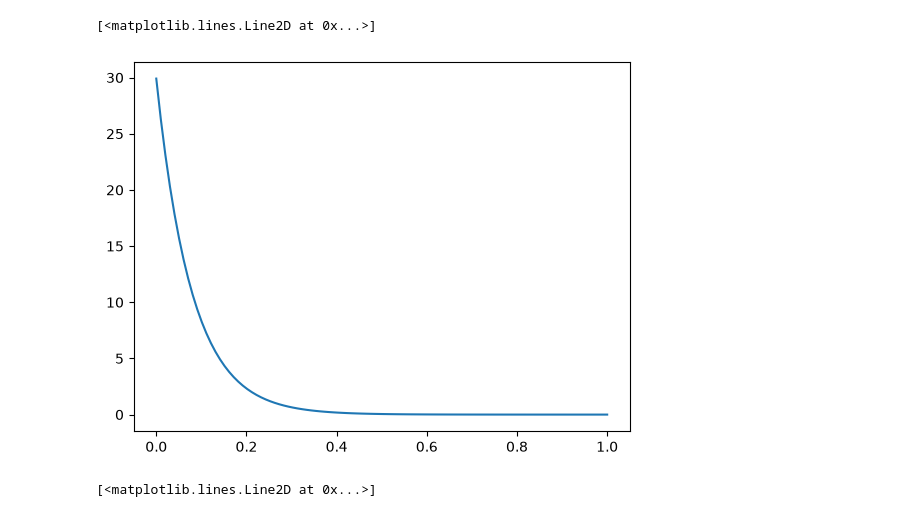
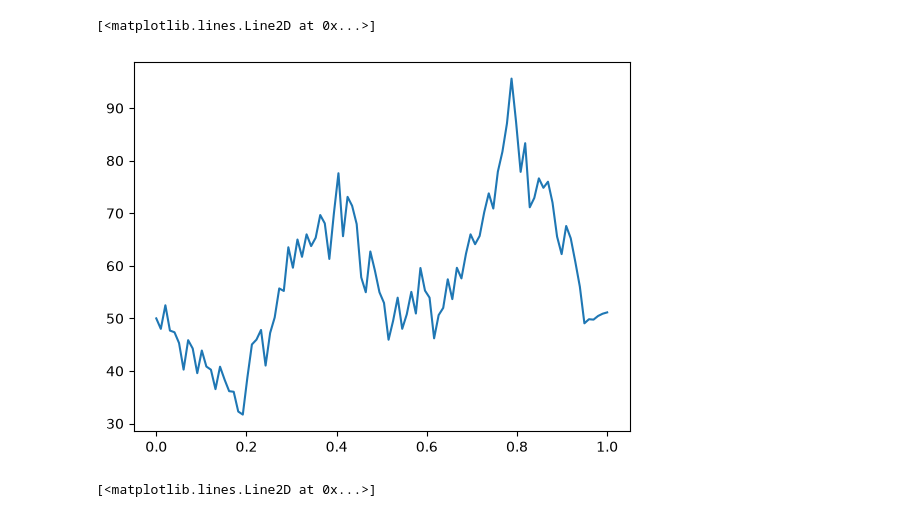
Before and after one commit to Richard-Ubege/python_for_finance, a Jupyter notebook: monte_carlo_options.ipynb, the cells around one changed output. Drawn from its saved outputs; the diff is of its cells as text; code cells hidden in the pictures.

Commit message:
Finally got the monte carlo thing to work, the issue was that epsilon value was being reused

```diff
--- a/monte_carlo_options.ipynb
+++ b/monte_carlo_options.ipynb
@@ -2,25 +2,27 @@
 import numpy as np
 import matplotlib.pyplot as plt
 def option(s_0, mu, sigma, epsilon, t):
-    s_delta_t = s_0 * (np.exp((mu - (sigma**2)/2)*t + (sigma * np.sqrt(t))*epsilon))
+    s_delta_t = s_0 * (np.exp((mu - ((sigma**2)/2))*t + (sigma * np.sqrt(t))*epsilon))
     return s_delta_t
 # %%
 s_0 = 50
 mu = 0.25
 t1 = 0.5
 t = np.linspace(0, 1, 100)
 sigma = 0.9
-epsilon = np.random.normal()
+#epsilon = np.random.normal()
 
+def generate_path():
+    #Aim
 x = t
-y = [option(s_0, mu, sigma, epsilon, t_i)]
+y = [option(s_0, mu, sigma, epsilon, 0)]
 for i in range(1, len(x)):
-    y.append(option(y[i-1], mu, sigma, epsilon, 0.1))
+    y.append(option(y[i-1], mu, sigma,  np.random.normal(), 0.01))
 
 plt.plot(x,y)
 # %% [output]
 [<matplotlib.lines.Line2D at 0x...>]
-[figure, old version]
+[figure, new version]
 # %%
 #Random walk
 
```
